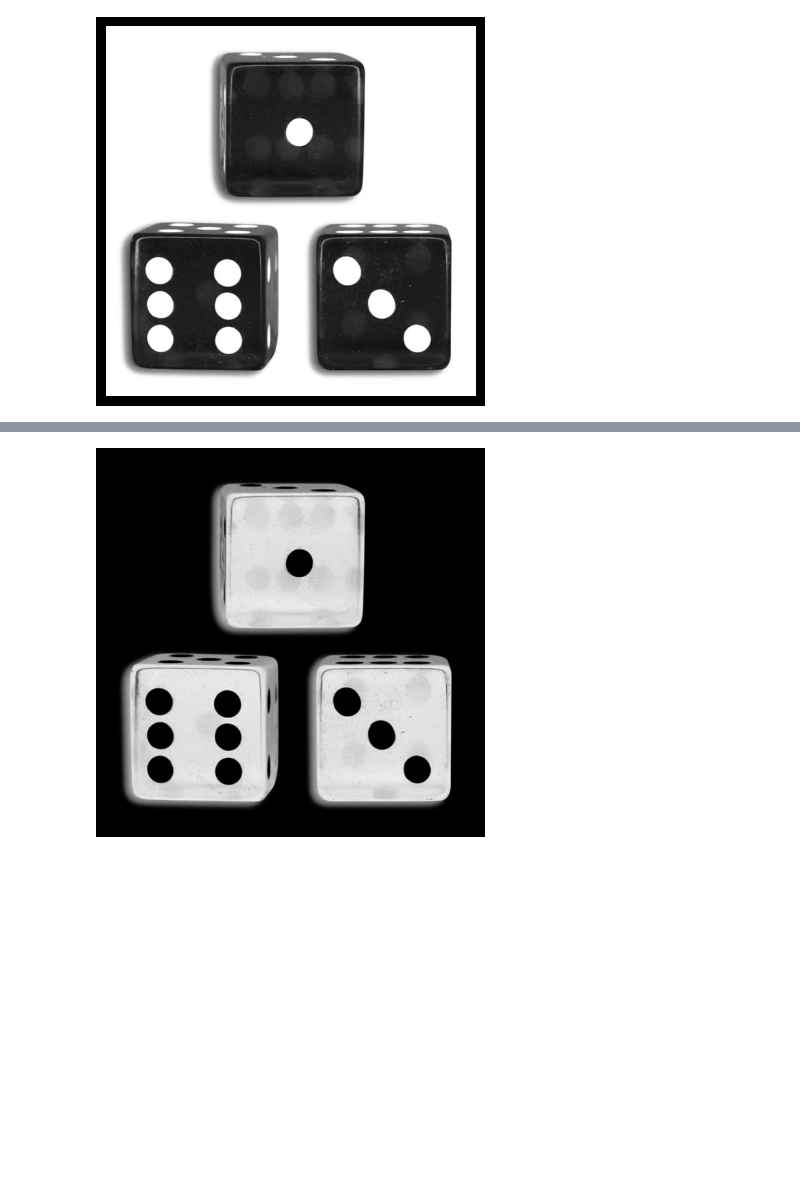
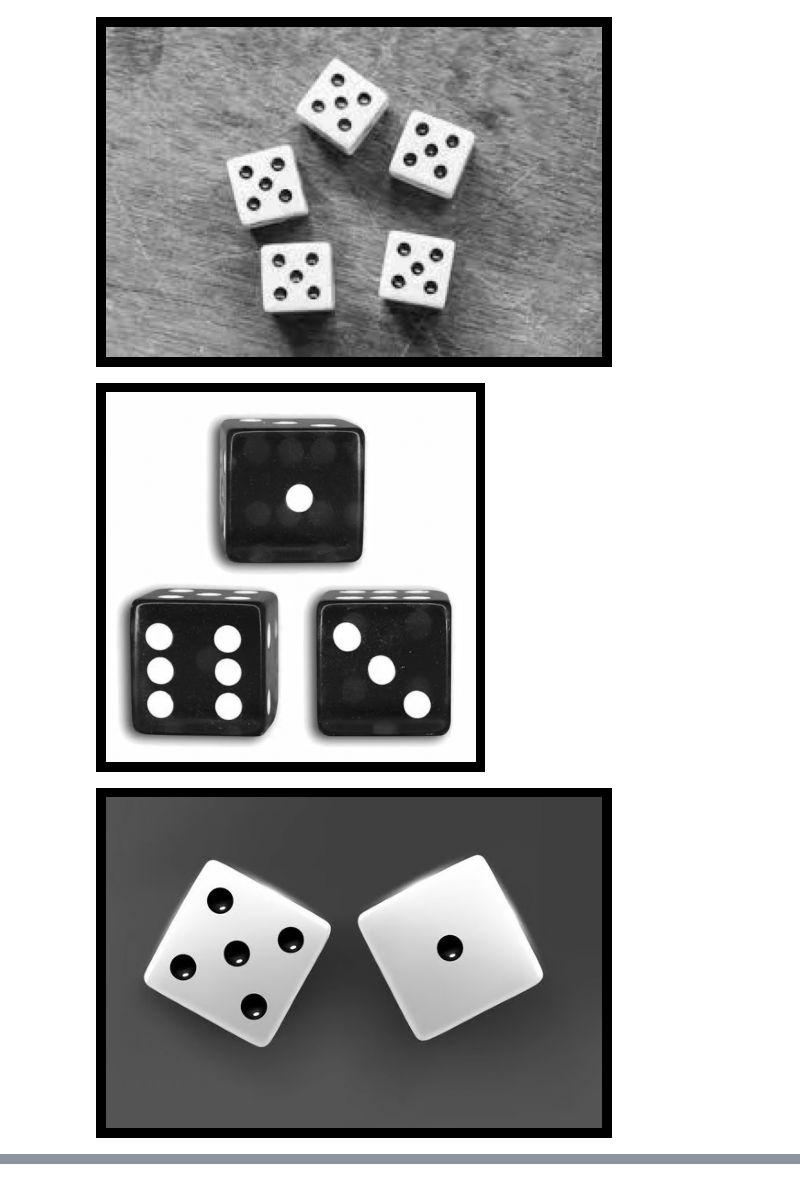
Before and after one commit to SajjadSaljoughi/image_processing, a Jupyter notebook: assignment8/Dice_Recognition/main.ipynb, the cells around one changed output, grey strips where cells are left out. Saved outputs shown, nothing was run; the diff lists cells and outputs as text; code cells hidden in the pictures; blank space fills up the shorter version.

```diff
--- a/assignment8/Dice_Recognition/main.ipynb
+++ b/assignment8/Dice_Recognition/main.ipynb
@@ -3,11 +3,21 @@ import cv2
 import numpy as np
 import matplotlib.pyplot as plt
 # %%
-image = cv2.imread("input\\image2.jpg", cv2.IMREAD_GRAYSCALE)
+image_1 = cv2.imread("input\\image1.jpg", cv2.IMREAD_GRAYSCALE)
+image_2 = cv2.imread("input\\image2.png", cv2.IMREAD_GRAYSCALE)
+image_3 = cv2.imread("input\\image3.jpg", cv2.IMREAD_GRAYSCALE)
+image_4 = cv2.imread("input\\image4.jpg", cv2.IMREAD_GRAYSCALE)
 # %%
-result = image.copy()
-plt.axis('off')
-plt.imshow(image, cmap="gray")
-plt.show()
+def show_in_matplotlib(image):
+    plt.axis("off")
+    plt.imshow(image, cmap="gray")
+    plt.show()
-# %% [output]
-[figure, removed]
+# %%
+show_in_matplotlib(image_1)
+show_in_matplotlib(image_2)
+show_in_matplotlib(image_3)
+show_in_matplotlib(image_4)
+# %% [output]
+[figure, added]
+[figure, added]
+[figure, added]
@@ -14,7 +25,5 @@ plt.show()
 # %%
-result = 255 - result
-plt.axis('off')
-plt.imshow(result, cmap="gray")
-plt.show()
+image_1_inverted = cv2.bitwise_not(image_1)
+image_2_inverted = image_2.copy()
+image_3_inverted = cv2.bitwise_not(image_3)
+image_4_inverted = cv2.bitwise_not(image_4)
-# %% [output]
-[figure, removed]
```
Also changed, not shown: parts of 8 cells of this notebook, 9 other files.
